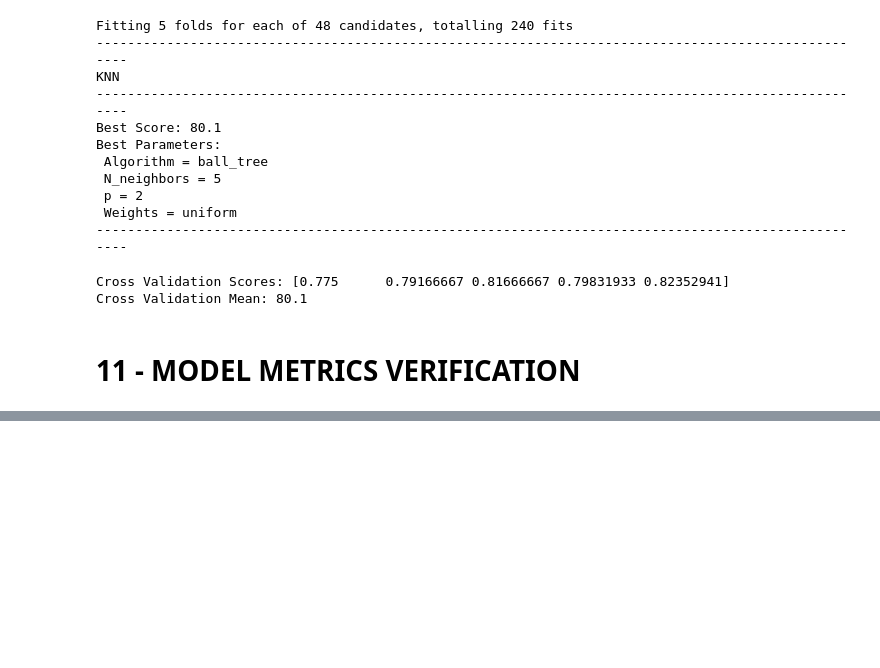
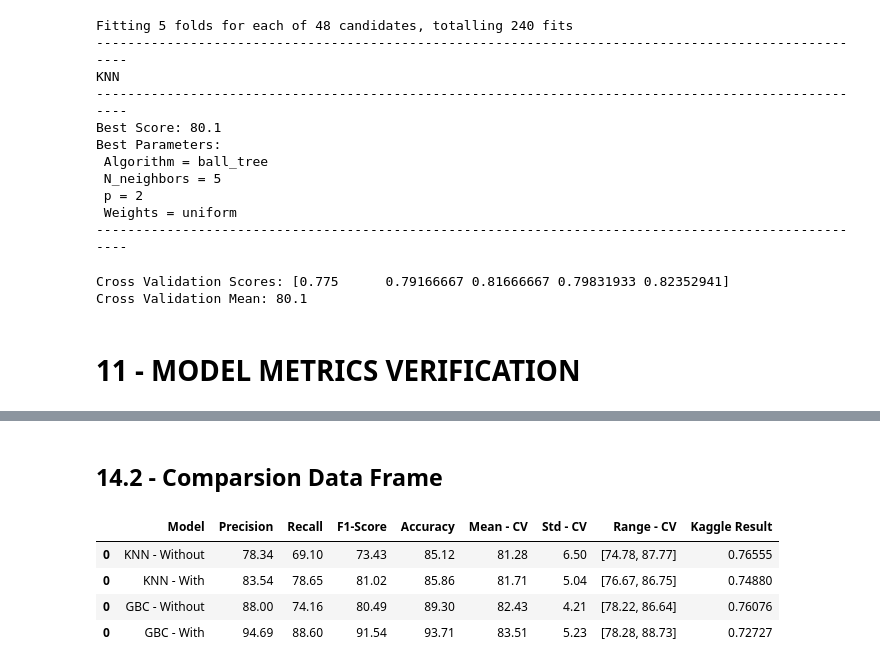
Before and after one commit to lfaferreira/knn-titanic, a Jupyter notebook: titanic.ipynb, the cells around one changed output, grey strips where cells are left out. Cells and saved outputs as stored; diff of their text form; code cells hidden in the pictures; blank space fills up the shorter version.

```diff
--- a/titanic.ipynb
+++ b/titanic.ipynb
@@ -1284,0 +1341,10 @@ model_metrics
+# %%
+df_with_outliers = model_metrics_verification(knn_with,
+                                             df_normalized_with_outliers,
+                                             target_with_outliers,
+                                             'KNN - With')
+# %%
+df_with_outliers = evaluate_model_cross_val(knn_with,
+                                            df_normalized_with_outliers,
+                                            target_with_outliers,
+                                            df_with_outliers)
@@ -1359,0 +1544,26 @@ accuracy_results
+# %%
+learning_rate = 0.1
+n_estimators = 50
+max_depth = 4
+min_samples_split = 10
+min_samples_leaf = 4
+subsample = 0.8
+
+gradient_model_without = GradientBoostingClassifier(learning_rate=learning_rate,
+                                                 n_estimators=n_estimators,
+                                                 max_depth=max_depth,
+                                                 min_samples_split=min_samples_split,
+                                                 min_samples_leaf=min_samples_leaf,
+                                                 subsample=subsample)
+# %%
+df_gradient_without_outliers = model_metrics_verification(gradient_model_without,
+                                                          df_normalized_without_outliers,
+                                                          target_without_outliers,
+                                                          'GBC - Without')
+
+df_gradient_without_outliers = evaluate_model_cross_val(gradient_model_without,
+                                                        df_normalized_without_outliers,
+                                                        target_without_outliers,
+                                                        df_gradient_without_outliers)
+
+df_gradient_without_outliers
@@ -1359,0 +1605,17 @@ accuracy_results
+# %% [markdown]
+## 14.2 - Comparsion Data Frame
+# %%
+df_without_outliers['Kaggle Result'] = 0.76555
+df_with_outliers['Kaggle Result'] = 0.7488
+df_gradient_without_outliers['Kaggle Result'] = 0.76076
+df_gradient_with_outliers['Kaggle Result'] = 0.72727
+
+df_comparsion = pd.concat([df_without_outliers, df_with_outliers, df_gradient_without_outliers, df_gradient_with_outliers])
+
+df_comparsion
+# %% [output]
+|  | Model | Precision | Recall | F1-Score | Accuracy | Mean - CV | Std - CV | Range - CV | Kaggle Result |
+| 0 | KNN - Without | 78.34 | 69.10 | 73.43 | 85.12 | 81.28 | 6.50 | [74.78, 87.77] | 0.76555 |
+| 0 | KNN - With | 83.54 | 78.65 | 81.02 | 85.86 | 81.71 | 5.04 | [76.67, 86.75] | 0.74880 |
+| 0 | GBC - Without | 88.00 | 74.16 | 80.49 | 89.30 | 82.43 | 4.21 | [78.22, 86.64] | 0.76076 |
+| 0 | GBC - With | 94.69 | 88.60 | 91.54 | 93.71 | 83.51 | 5.23 | [78.28, 88.73] | 0.72727 |
```
Also changed, not shown: parts of 98 cells of this notebook.
